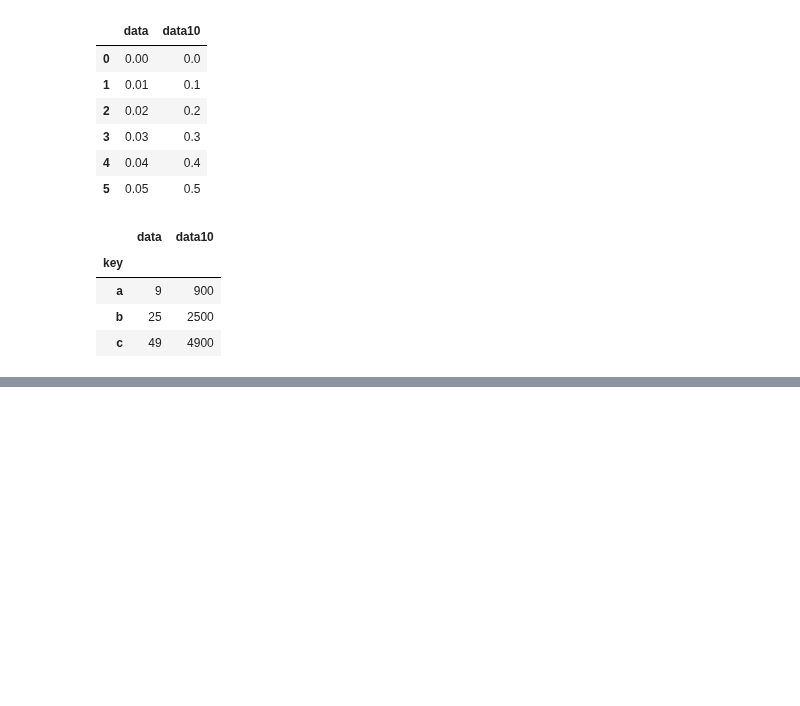
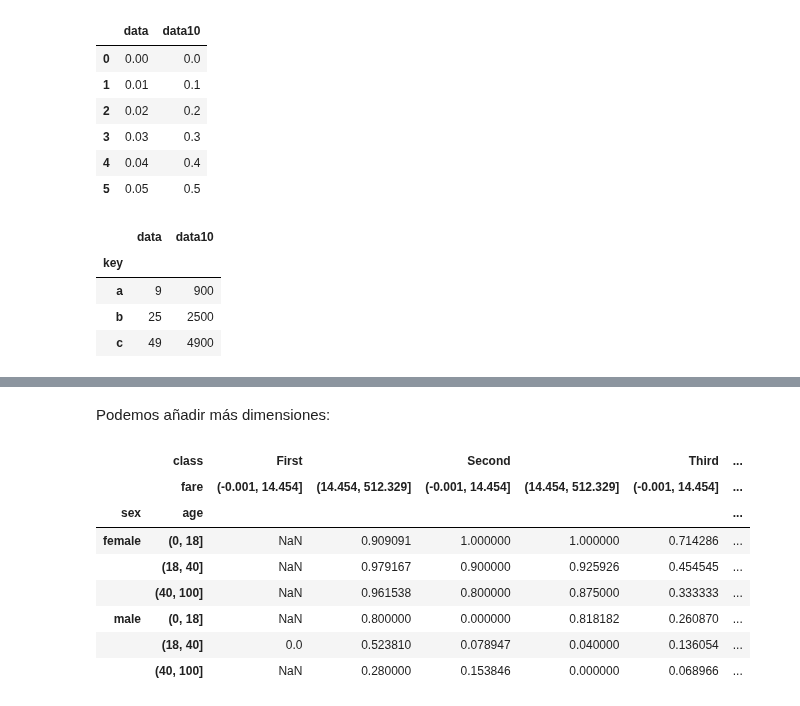
Before and after one commit to pyjaime/python3-101, a Jupyter notebook: python3_pandas_es.ipynb, the cells around one changed output, grey strips where cells are left out. Drawn from its saved outputs; the diff is of its cells as text; code cells hidden in the pictures; blank space fills up the shorter version.

```diff
--- a/python3_pandas_es.ipynb
+++ b/python3_pandas_es.ipynb
@@ -1045,0 +1081,17 @@ df.groupby('key').sum().apply(lambda x: x**2)
+# %% [markdown]
+Podemos añadir más dimensiones:
+# %%
+# Creamos intervalos fijos con la edad usando pd.cut, y usando percentiles con pd.qcut para las tarifas
+age = pd.cut(titanic['age'], [0, 18, 40, 100])
+fare = pd.qcut(titanic['fare'], 2)
+titanic.pivot_table('survived', ['sex', age], ['class', fare])
+# %% [output]
+|  | class | First |  | Second |  | Third | ... |
+|  | fare | (-0.001, 14.454] | (14.454, 512.329] | (-0.001, 14.454] | (14.454, 512.329] | (-0.001, 14.454] | ... |
+| sex | age |  |  |  |  |  | ... |
+| female | (0, 18] | NaN | 0.909091 | 1.000000 | 1.000000 | 0.714286 | ... |
+|  | (18, 40] | NaN | 0.979167 | 0.900000 | 0.925926 | 0.454545 | ... |
+|  | (40, 100] | NaN | 0.961538 | 0.800000 | 0.875000 | 0.333333 | ... |
+| male | (0, 18] | NaN | 0.800000 | 0.000000 | 0.818182 | 0.260870 | ... |
+|  | (18, 40] | 0.0 | 0.523810 | 0.078947 | 0.040000 | 0.136054 | ... |
+|  | (40, 100] | NaN | 0.280000 | 0.153846 | 0.000000 | 0.068966 | ... |
```
Also changed, not shown: parts of 18 cells of this notebook.
